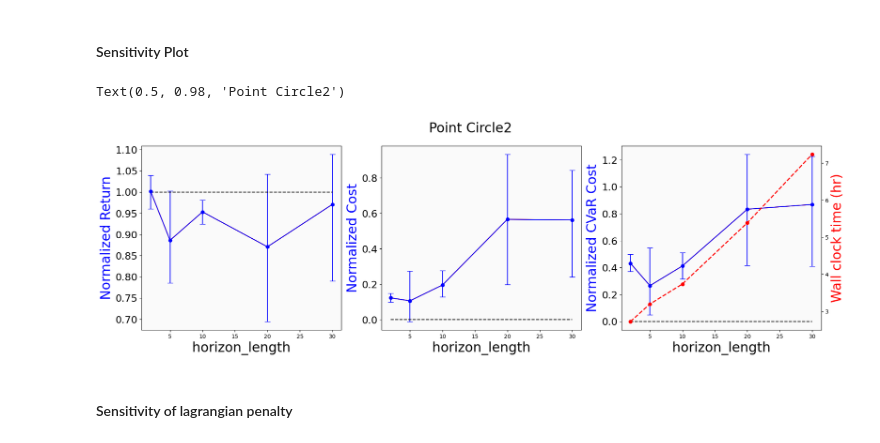
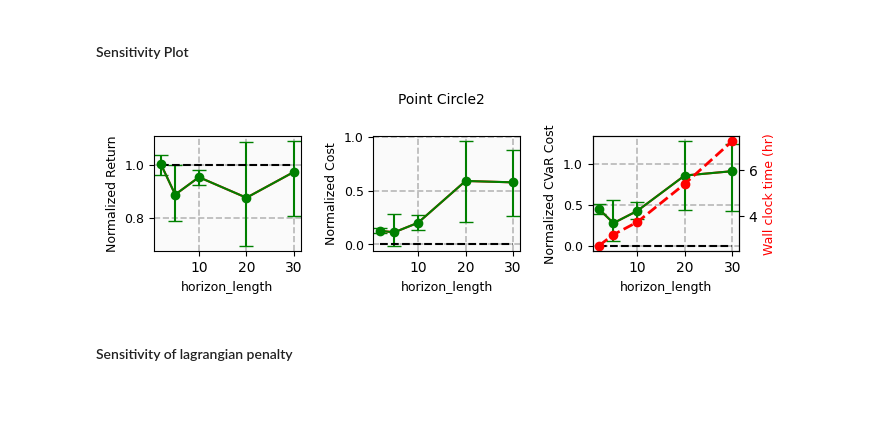
Before and after one commit to returaj/offline_mpc, a Jupyter notebook: dsrl_model/notebooks/test_idea.ipynb, the cells around one changed output. Cells and saved outputs as stored; diff of their text form; code cells hidden in the pictures; blank space fills up the shorter version.

```diff
--- a/dsrl_model/notebooks/test_idea.ipynb
+++ b/dsrl_model/notebooks/test_idea.ipynb
@@ -510,22 +529,25 @@ def generate_dataset_size_figures(hyperparams, task):
     # plt.subplots_adjust(hspace=0.1)
     return single_fig, single_axs
 # %%
-key="dataset_size/union"
 task = "Point_Circle2"
+# key="../dataset_size/union"
+# hyperparams = [
+#     ("union_100", r"$|\mathcal{D}_U|=100$"),
+#     ("union_200", r"$|\mathcal{D}_U|=200$"),
+#     ("union_500", r"$|\mathcal{D}_U|=500$"),
+#     ("union_all", r"$|\mathcal{D}_U|=673\;(\text{all})$")
+# ][::-1]
+
+key="../dataset_size/non_preferred"
 hyperparams = [
-    ("union_100", r"$|\mathcal{D}_U|=100$"),
-    ("union_200", r"$|\mathcal{D}_U|=200$"),
-    ("union_500", r"$|\mathcal{D}_U|=500$"),
-    ("union_all", r"$|\mathcal{D}_U|=673\;(\text{all})$")
+    ("neg_5", r"$|\mathcal{D}_N|=5$"),
+    ("neg_10", r"$|\mathcal{D}_N|=10$"),
+    ("neg_20", r"$|\mathcal{D}_N|=20$"),
+    ("neg_50", r"$|\mathcal{D}_N|=50$")
 ][::-1]
-# hyperparams = [
-#     ("neg_5", r"$|\mathcal{D}_N|=5$"),
-#     ("neg_10", r"$|\mathcal{D}_N|=10$"),
-#     ("neg_20", r"$|\mathcal{D}_N|=20$"),
-#     ("neg_50", r"$|\mathcal{D}_N|=50$")
-# ][::-1]
 fig, ax = generate_dataset_size_figures(hyperparams, task)
 handles, labels = ax[0, 0].get_legend_handles_labels()
 # Create a single legend for all subplots
-fig.legend(handles, labels, loc='upper center', ncol=len(ALGOS), fontsize=24)
+fig.legend(handles, labels, loc='upper center', ncol=len(ALGOS), fontsize=10)
+fig.tight_layout()
 # %% [output]
@@ -701,14 +722,16 @@ def plot_bar(means, lowers, uppers, x_axis, xlabel, ylabel, axis, is_ylabel, is_
     axis.set_facecolor(facecolor)
 
     # print(lower_bar, upper_bar)
-    axis.errorbar(x_axis, means, yerr=[lower_bar, upper_bar], fmt='o-', capsize=5, color='blue')
+    axis.errorbar(x_axis, means, yerr=[lower_bar, upper_bar], fmt='o-', capsize=5, color='green')
     axis.plot(x_axis, means, color='red')
     if is_xlabel:
         axis.set_xlabel(xlabel, fontsize=fontsize)
     if is_ylabel:
-        axis.set_ylabel(ylabel, fontsize=fontsize, color='blue')
+        axis.set_ylabel(ylabel, fontsize=fontsize, color='black')
 
-    axis.tick_params(axis='y', labelsize=18)
+    axis.tick_params(axis='y', labelsize=fontsize)
+
+    axis.grid(visible=True, which='both', linestyle='--', linewidth=1.2, alpha=0.9)
     return axis
 
 
@@ -724,7 +747,8 @@ def add_time_figure(ax, algo, time_info, fontsize=24):
 def generate_sensitivity_figure(tasks, algos, key):
     types = ("ep_reward", "ep_cost", "ep_worst_cost_0.2")
     num_tasks = len(tasks)
-    single_fig, single_axs = plt.subplots(1, 3, figsize=(22, 6), sharex='col')
+    fig_width, row_height = 7.0, 2.2
+    single_fig, single_axs = plt.subplots(1, 3, figsize=(fig_width, row_height), sharex='col')
     for y in range(num_tasks):
         task, algo = tasks[y], algos[y]
         for x, type in enumerate(types):
@@ -755,7 +779,7 @@ def generate_sensitivity_figure(tasks, algos, key):
             # ylabel = "Return" if type == "ep_reward" else "Cost"
             ax = plot_bar(means, lowers, uppers, x_axis=x_axis,
                           xlabel=key, ylabel=ylabel, axis=single_axs[x],
-                          is_ylabel=y==0, is_xlabel=True,)
+                          is_ylabel=y==0, is_xlabel=True, fontsize=9)
             baseline = 1 if type == "ep_reward" else 0
             ax.plot(x_axis, baseline*np.ones(len(x_axis)), color='black', linestyle="--")
     plt.subplots_adjust(hspace=0.2)
@@ -763,26 +787,26 @@ def generate_sensitivity_figure(tasks, algos, key):
 # %%
 key = "horizon_length"
 HYPERPARAMS = "neg_50"
 
 tasks = ["Point_Circle2",]
 # time_info = [6.5, 7.6, 8.9, 12.8, 17.2]
 time_info = [2.73, 3.2, 3.74, 5.39, 7.24]
 
 # tasks = ["Ant_Velocity",]
 
 algos = [[
     ("safetd3/simultaneous/hz_2/lambda_0.0/valpha_0.01_vbeta_1.0/contrastive", 2),
     ("safetd3/simultaneous/hz_5/lambda_0.0/valpha_0.01_vbeta_1.0/contrastive", 5),
     ("safetd3/simultaneous/hz_10/lambda_0.0/valpha_0.01_vbeta_1.0/contrastive", 10),
     ("safetd3/simultaneous/hz_20/lambda_0.0/valpha_0.01_vbeta_1.0/contrastive", 20),
     ("safetd3/simultaneous/hz_30/lambda_0.0/valpha_0.01_vbeta_1.0/contrastive", 30)
 ],]
 fig, ax = generate_sensitivity_figure(tasks, algos, key)
-add_time_figure(ax[-1], algos[0], time_info)
-fig.suptitle(tasks[0].replace("_", " "), fontsize=24)
+add_time_figure(ax[-1], algos[0], time_info, fontsize=9)
+fig.suptitle(tasks[0].replace("_", " "), fontsize=10)
+fig.tight_layout()
 # %% [output]
-Text(0.5, 0.98, 'Point Circle2')
-[figure, old version]
+[figure, new version]
 # %% [markdown]
 #### Sensitivity of lagrangian penalty
 # %%
```
Also changed, not shown: parts of 13 cells of this notebook.
